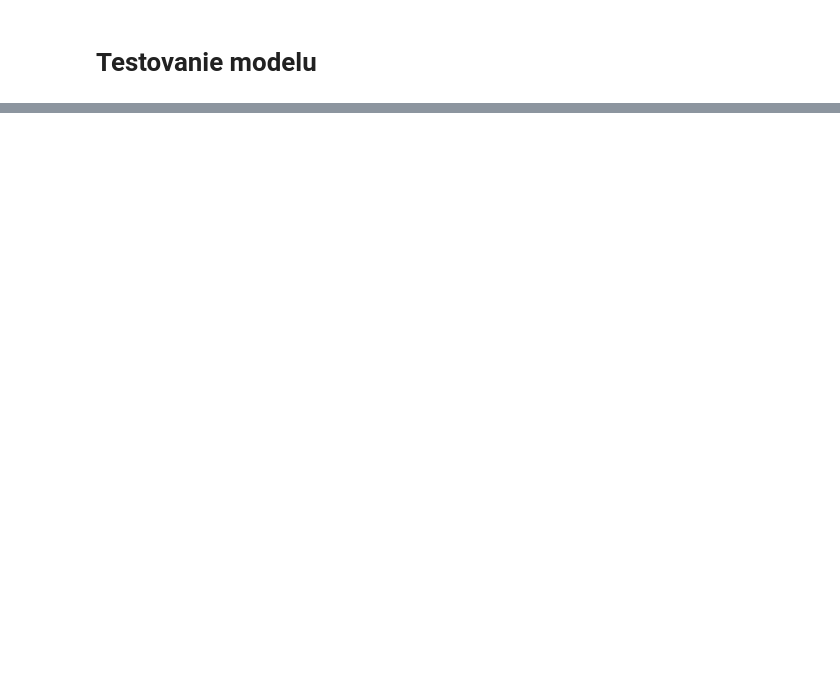
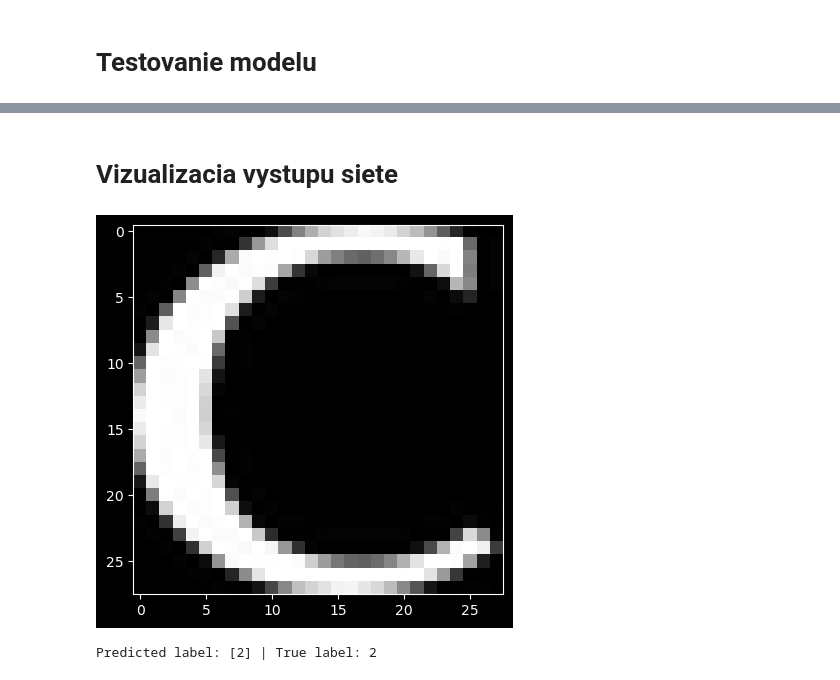
Before and after one commit to mrtynx/hns-bl, a Jupyter notebook: 1/notMNIST_classifier.ipynb, the cells around one changed output, grey strips where cells are left out. Drawn from its saved outputs; the diff is of its cells as text; code cells hidden in the pictures; blank space fills up the shorter version.

```diff
--- a/1/notMNIST_classifier.ipynb
+++ b/1/notMNIST_classifier.ipynb
@@ -331,0 +353,20 @@ pp_matrix_from_data(y_test, predic, columns=labels, cmap="gnuplot")
+# %% [markdown]
+# Vizualizacia vystupu siete
+# %%
+sel = np.random.randint(0,len(y_test))
+x = x_test[sel,:,:]
+
+plt.imshow(x, cmap='gray')
+plt.show()
+
+model_in = torch.tensor(x, dtype=torch.float32).view(1,1,28,28).to(device)
+
+with torch.no_grad():
+    output = model(model_in)
+
+_, predicted = torch.max(output.data, 1)
+
+print(f"Predicted label: {predicted.cpu().numpy()} | True label: {y_test[sel]}")
+# %% [output]
+[figure, added]
+Predicted label: [2] | True label: 2
```
Also changed, not shown: parts of 8 cells of this notebook.
